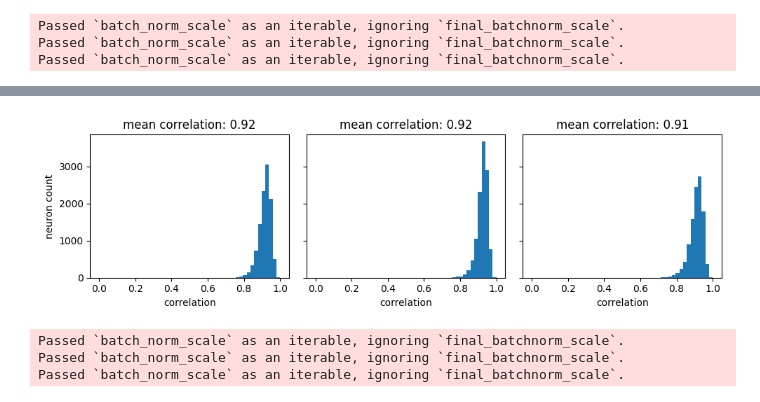
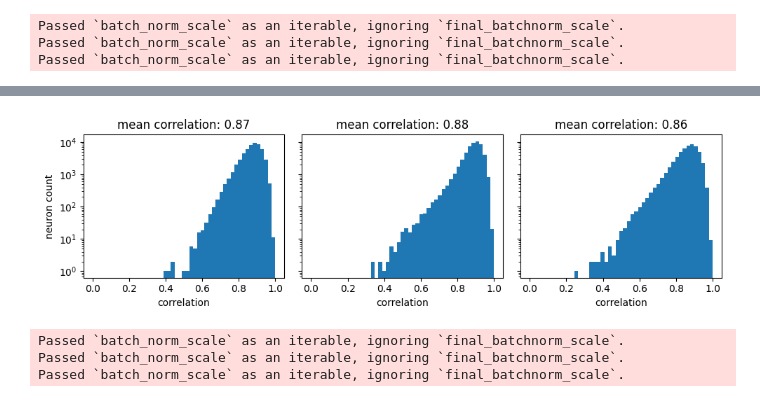
Before and after one commit to NathanSoeding/sensorium, a Jupyter notebook: small_readout_vectors/core_channel_span.ipynb, the cells around one changed output, grey strips where cells are left out. Drawn from its saved outputs; the diff is of its cells as text; code cells hidden in the pictures.

```diff
--- a/small_readout_vectors/core_channel_span.ipynb
+++ b/small_readout_vectors/core_channel_span.ipynb
@@ -78,7 +78,7 @@ paths = [
     'runs/newbase/dim64_seed123/model_weights.pth',
 ]
 
-num_batches = 3
+num_batches = 5
 preds = [
     [[] for _ in range(7)]
     for _ in range(len(paths))
@@ -115,8 +115,8 @@ for i in range(3):
     for j in range(7):
         preds[i][j] = torch.cat(preds[i][j])
         targets[i][j] = torch.cat(targets[i][j])
-    preds[i] = torch.cat(preds[i], dim=1)
-    targets[i] = torch.cat(targets[i], dim=1)
+    # preds[i] = torch.cat(preds[i], dim=1)
+    # targets[i] = torch.cat(targets[i], dim=1)
 # %% [output]
 Passed `batch_norm_scale` as an iterable, ignoring `final_batchnorm_scale`.
 Passed `batch_norm_scale` as an iterable, ignoring `final_batchnorm_scale`.
@@ -172,0 +203,13 @@ mask0.sum(), mask1.sum(), mask2.sum()
+# %%
+fig, axs = plt.subplots(1, 3, figsize=(12, 4))
+for ax, (i, j) in zip(axs, [[0, 1], [0, 2], [1, 2]]):
+    r = torch.corrcoef(torch.stack([image_corrs[i], image_corrs[j]]))[0, 1]
+
+    ax.scatter(torch.stack(corrs)[1], torch.stack(corrs)[2], alpha=0.1, s=1)
+    ax.axis('equal')
+    ax.set_xlabel(f'model {i+1} image prediction strength')
+    ax.set_ylabel(f'model {j+1} image prediction strength')
+    ax.set_title(f'correlation:{r.item():.3}')
+
+plt.tight_layout()
+plt.show()
@@ -172,0 +218,12 @@ mask0.sum(), mask1.sum(), mask2.sum()
+# %%
+fig, axs = plt.subplots(1, 3, figsize=(12, 4))
+for ax, (i, j) in zip(axs, [[0, 1], [0, 2], [1, 2]]):
+    r = torch.corrcoef(torch.stack([corrs[i], corrs[j]]))[0, 1]
+
+    ax.scatter(torch.stack(corrs)[1], torch.stack(corrs)[2], alpha=1, s=1)
+    ax.axis('equal')
+    ax.set_xlabel(f'model {i+1} image prediction strength')
+    ax.set_ylabel(f'model {j+1} image prediction strength')
+    ax.set_title(f'correlation:{r.item():.3}')
+plt.tight_layout()
+plt.show()
@@ -174,44 +283,46 @@ mask0.sum(), mask1.sum(), mask2.sum()
 fig, axs = plt.subplots(1, 3, figsize=(10, 3), sharey='row')
 bins = torch.linspace(0, 1, 50)
 
-X = preds[0][:, mask0 & mask1]
-Y = preds[1][:, mask0 & mask1]
+X = preds[0]#[:, mask0 & mask1]
+Y = preds[1]#[:, mask0 & mask1]
 corr = torch.nn.functional.cosine_similarity(
     X - X.mean(0, keepdim=True),
     Y - Y.mean(0, keepdim=True),
     dim=0
 )
 axs[0].hist(corr, bins=bins)
 axs[0].set_ylabel('neuron count')
 axs[0].set_xlabel('correlation')
+axs[0].set_yscale('log')
 axs[0].set_title(f'mean correlation: {corr.mean():.2}')
 
-X = preds[0][:, mask0 & mask2]
-Y = preds[2][:, mask0 & mask2]
+X = preds[0]#[:, mask0 & mask2]
+Y = preds[2]#[:, mask0 & mask2]
 corr = torch.nn.functional.cosine_similarity(
     X - X.mean(0, keepdim=True),
     Y - Y.mean(0, keepdim=True),
     dim=0
 )
 axs[1].hist(corr, bins=bins)
 axs[1].set_xlabel('correlation')
 axs[1].set_title(f'mean correlation: {corr.mean():.2}')
 
-X = preds[1][:, mask1 & mask2]
-Y = preds[2][:, mask1 & mask2]
+X = preds[1]#[:, mask1 & mask2]
+Y = preds[2]#[:, mask1 & mask2]
 corr = torch.nn.functional.cosine_similarity(
     X - X.mean(0, keepdim=True),
     Y - Y.mean(0, keepdim=True),
     dim=0
 )
 axs[2].hist(corr, bins=bins)
 axs[2].set_xlabel('correlation')
+axs[2].set_yscale('log')
 axs[2].set_title(f'mean correlation: {corr.mean():.2}')
 
 plt.tight_layout()
 plt.show()
 # %% [output]
-[figure, old version]
+[figure, new version]
 # %%
 paths = [
     'runs/newbase/dim64_seed0/model_weights.pth',
```
Also changed, not shown: parts of 12 cells of this notebook, 24 other files.
